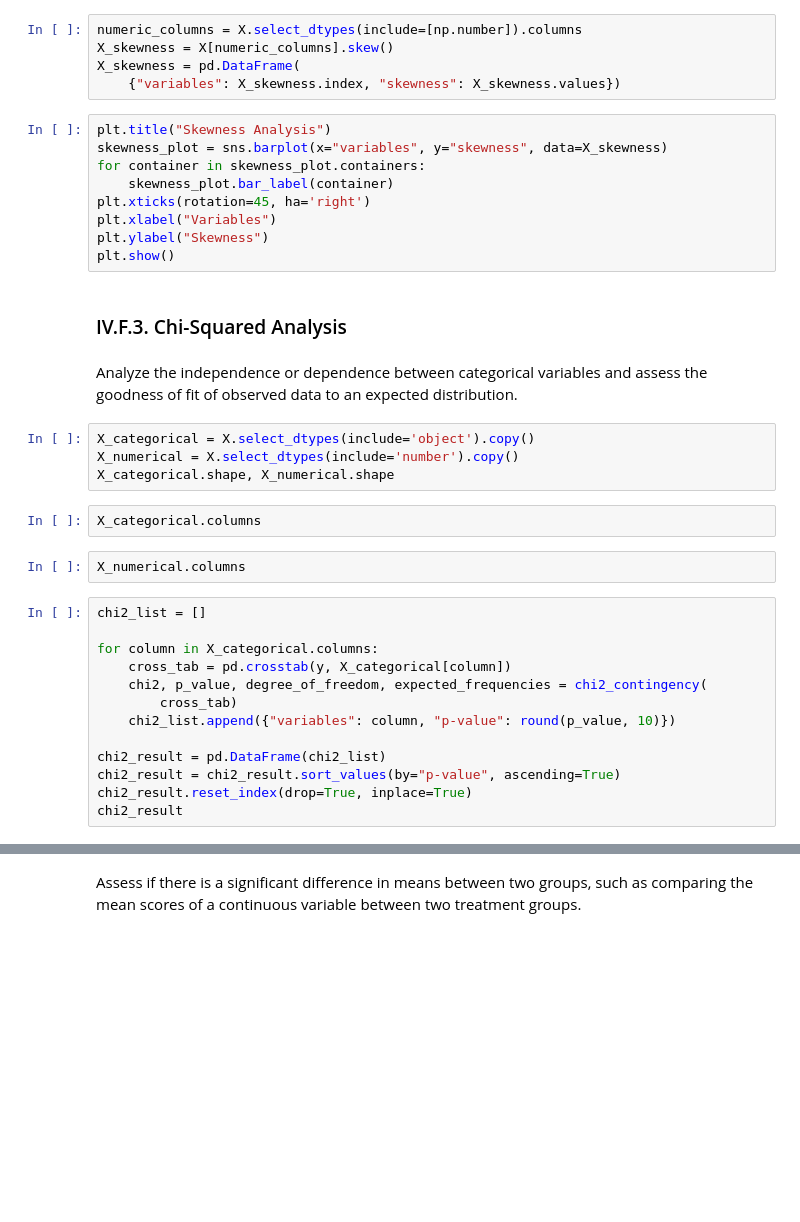
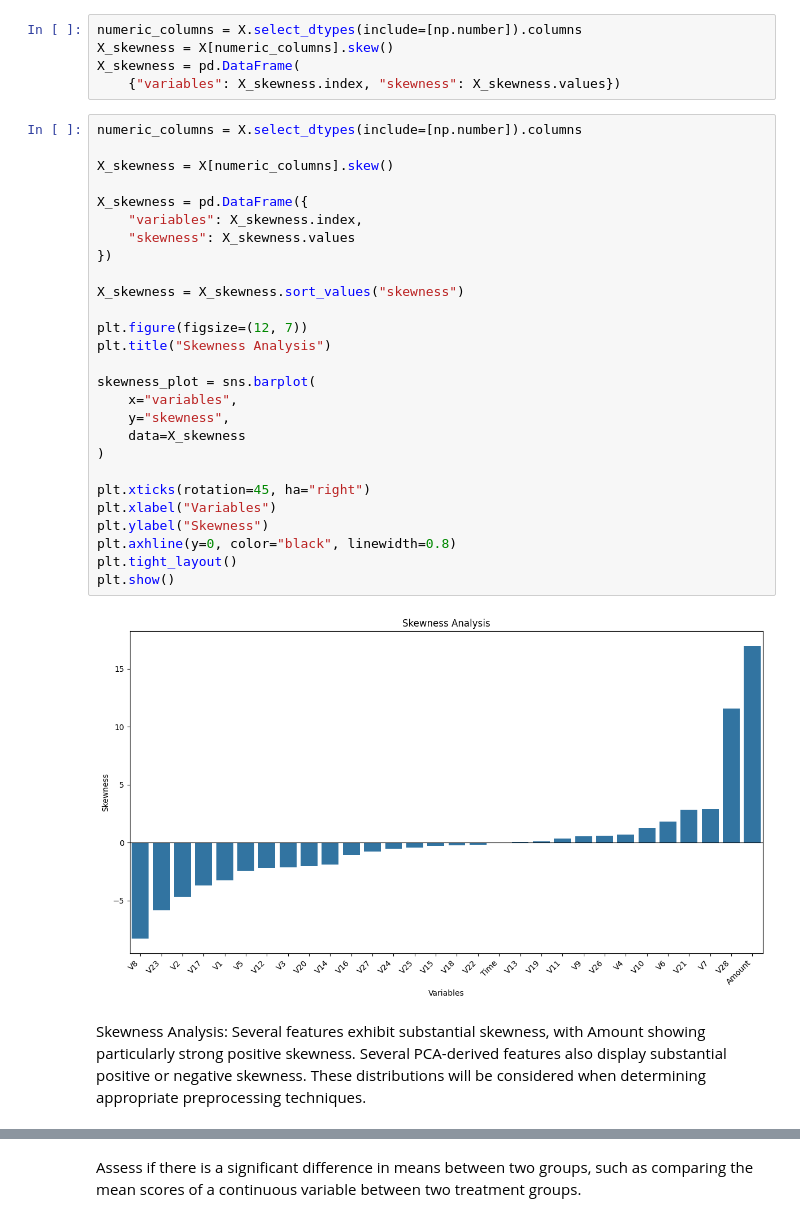
Before and after one commit to Delphinoc/credit_card_fraud_detection, a Jupyter notebook: notebooks/2_exploratory_data_analysis_and_preprocessing/exploratory_data_analysis_and_preprocessing.ipynb, the cells around one changed output, grey strips where cells are left out. Cells and saved outputs as stored; diff of their text form; blank space fills up the shorter version.

Commit message:
Complete exploratory analysis preprocessing

```diff
--- a/notebooks/2_exploratory_data_analysis_and_preprocessing/exploratory_data_analysis_and_preprocessing.ipynb
+++ b/notebooks/2_exploratory_data_analysis_and_preprocessing/exploratory_data_analysis_and_preprocessing.ipynb
@@ -238,36 +277,33 @@ X_skewness = X[numeric_columns].skew()
 X_skewness = pd.DataFrame(
     {"variables": X_skewness.index, "skewness": X_skewness.values})
 # %%
+numeric_columns = X.select_dtypes(include=[np.number]).columns
+
+X_skewness = X[numeric_columns].skew()
+
+X_skewness = pd.DataFrame({
+    "variables": X_skewness.index,
+    "skewness": X_skewness.values
+})
+
+X_skewness = X_skewness.sort_values("skewness")
+
+plt.figure(figsize=(12, 7))
 plt.title("Skewness Analysis")
-skewness_plot = sns.barplot(x="variables", y="skewness", data=X_skewness)
-for container in skewness_plot.containers:
-    skewness_plot.bar_label(container)
-plt.xticks(rotation=45, ha='right')
+
+skewness_plot = sns.barplot(
+    x="variables",
+    y="skewness",
+    data=X_skewness
+)
+
+plt.xticks(rotation=45, ha="right")
 plt.xlabel("Variables")
 plt.ylabel("Skewness")
+plt.axhline(y=0, color="black", linewidth=0.8)
+plt.tight_layout()
 plt.show()
+# %% [output]
+[figure, added]
-# %% [markdown]
-### IV.F.3. Chi-Squared Analysis
-# %% [markdown]
-Analyze the independence or dependence between categorical variables and assess the goodness of fit of observed data to an expected distribution.
-# %%
-X_categorical = X.select_dtypes(include='object').copy()
-X_numerical = X.select_dtypes(include='number').copy()
-X_categorical.shape, X_numerical.shape
-# %%
-X_categorical.columns
-# %%
-X_numerical.columns
-# %%
-chi2_list = []
-
-for column in X_categorical.columns:
-    cross_tab = pd.crosstab(y, X_categorical[column])
-    chi2, p_value, degree_of_freedom, expected_frequencies = chi2_contingency(
-        cross_tab)
-    chi2_list.append({"variables": column, "p-value": round(p_value, 10)})
-
-chi2_result = pd.DataFrame(chi2_list)
-chi2_result = chi2_result.sort_values(by="p-value", ascending=True)
-chi2_result.reset_index(drop=True, inplace=True)
-chi2_result
+# %% [markdown]
+Skewness Analysis: Several features exhibit substantial skewness, with Amount showing particularly strong positive skewness. Several PCA-derived features also display substantial positive or negative skewness. These distributions will be considered when determining appropriate preprocessing techniques.
```
Also changed, not shown: parts of 42 cells of this notebook, 4 other files.
